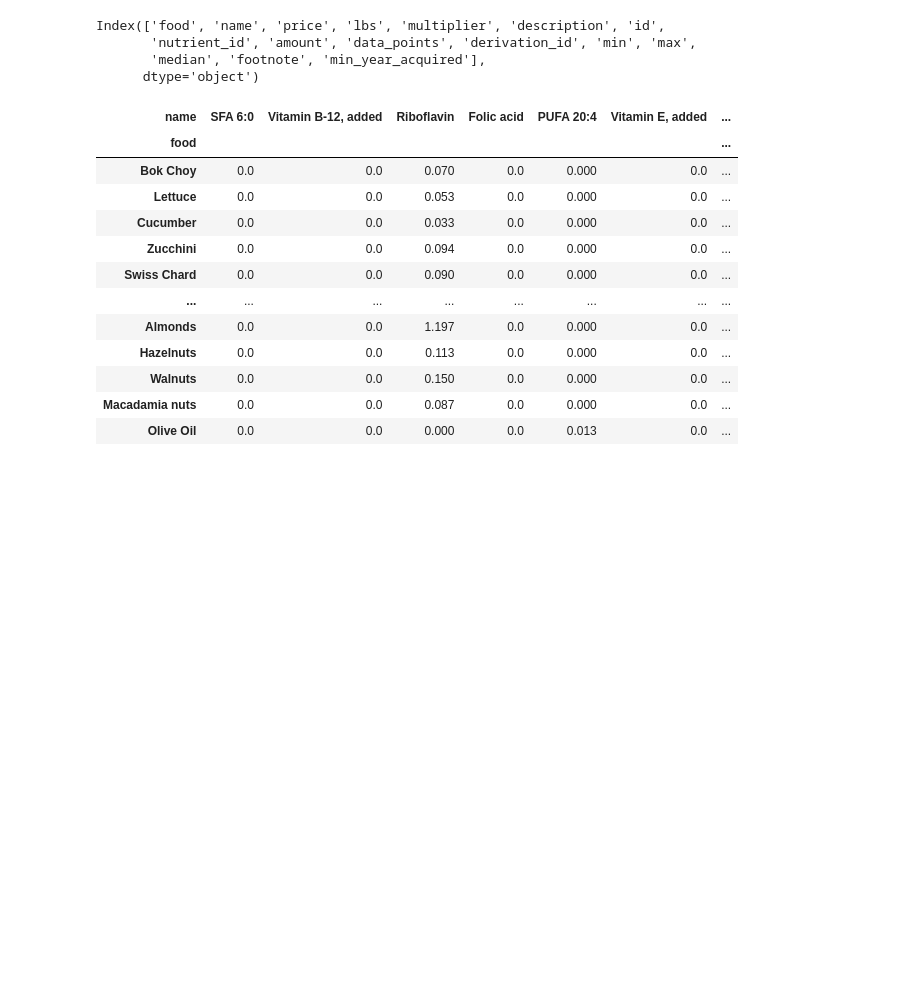
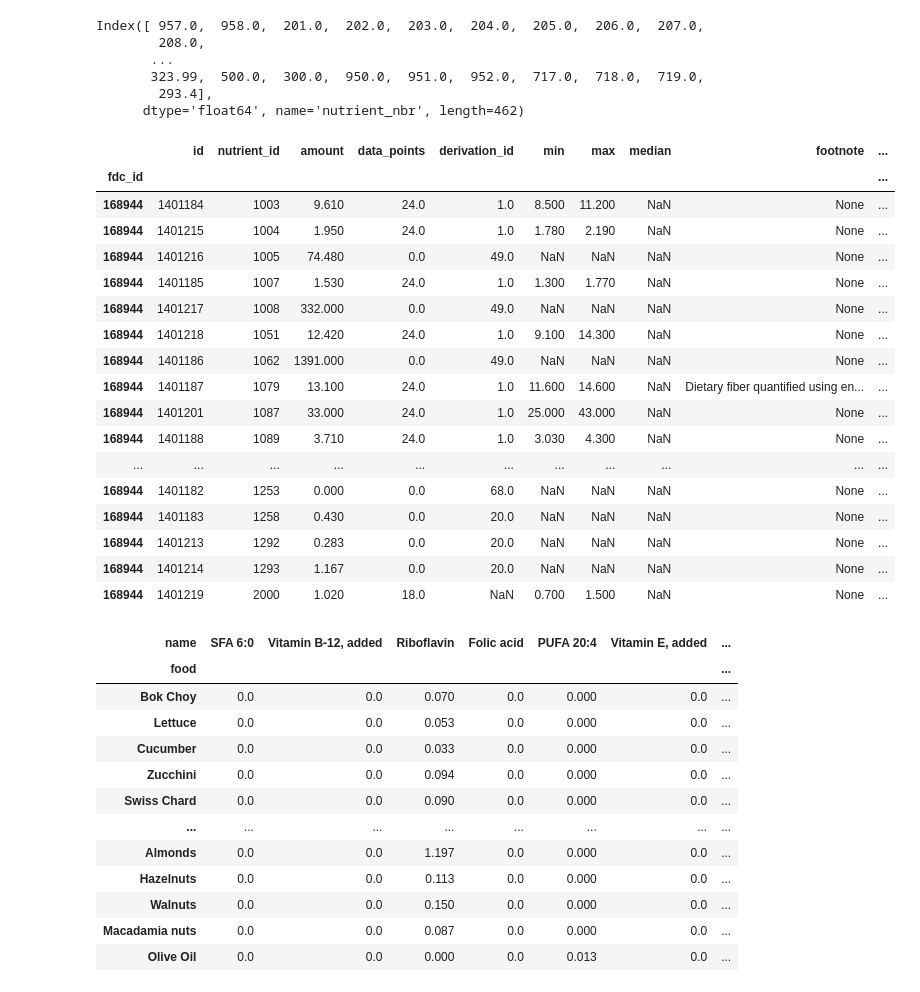
Before and after one commit to evanglas/food-analysis, a Jupyter notebook: f2.ipynb, the cells around one changed output. Saved outputs shown, nothing was run; the diff lists cells and outputs as text; code cells hidden in the pictures; blank space fills up the shorter version.

Commit message:
Corrected optimization, added legacy foods

```diff
--- a/f2.ipynb
+++ b/f2.ipynb
@@ -34,16 +159,39 @@ codes = pd.concat([codes_legacy, codes_fndds]).set_index('fdc_id')
 # %%
 food_nutrient = pd.concat([food_nutrient_fndds, food_nutrient_legacy])
 core_nutrients = codes.join(food_nutrient, how='left')
-# %%
-core_nutrients.columns
-# %% [output]
-Index(['food', 'name', 'price', 'lbs', 'multiplier', 'description', 'id',
-       'nutrient_id', 'amount', 'data_points', 'derivation_id', 'min', 'max',
-       'median', 'footnote', 'min_year_acquired'],
-      dtype='object')
 # %%
 core_nutrients['nutrient_id'] = core_nutrients.nutrient_id.astype(float)
 core_nutrients = core_nutrients.drop(columns='name')
+# %%
+nutrient_fndds.index
+# %% [output]
+Index([ 957.0,  958.0,  201.0,  202.0,  203.0,  204.0,  205.0,  206.0,  207.0,
+        208.0,
+       ...
+       323.99,  500.0,  300.0,  950.0,  951.0,  952.0,  717.0,  718.0,  719.0,
+        293.4],
+      dtype='float64', name='nutrient_nbr', length=462)
+# %%
+food_nutrient.loc[168944].sort_values(by='nutrient_id')
+# %% [output]
+|  | id | nutrient_id | amount | data_points | derivation_id | min | max | median | footnote | ... |
+| fdc_id |  |  |  |  |  |  |  |  |  | ... |
+| 168944 | 1401184 | 1003 | 9.610 | 24.0 | 1.0 | 8.500 | 11.200 | NaN | None | ... |
+| 168944 | 1401215 | 1004 | 1.950 | 24.0 | 1.0 | 1.780 | 2.190 | NaN | None | ... |
+| 168944 | 1401216 | 1005 | 74.480 | 0.0 | 49.0 | NaN | NaN | NaN | None | ... |
+| 168944 | 1401185 | 1007 | 1.530 | 24.0 | 1.0 | 1.300 | 1.770 | NaN | None | ... |
+| 168944 | 1401217 | 1008 | 332.000 | 0.0 | 49.0 | NaN | NaN | NaN | None | ... |
+| 168944 | 1401218 | 1051 | 12.420 | 24.0 | 1.0 | 9.100 | 14.300 | NaN | None | ... |
+| 168944 | 1401186 | 1062 | 1391.000 | 0.0 | 49.0 | NaN | NaN | NaN | None | ... |
+| 168944 | 1401187 | 1079 | 13.100 | 24.0 | 1.0 | 11.600 | 14.600 | NaN | Dietary fiber quantified using en... | ... |
+| 168944 | 1401201 | 1087 | 33.000 | 24.0 | 1.0 | 25.000 | 43.000 | NaN | None | ... |
+| 168944 | 1401188 | 1089 | 3.710 | 24.0 | 1.0 | 3.030 | 4.300 | NaN | None | ... |
+| ... | ... | ... | ... | ... | ... | ... | ... | ... | ... | ... |
+| 168944 | 1401182 | 1253 | 0.000 | 0.0 | 68.0 | NaN | NaN | NaN | None | ... |
+| 168944 | 1401183 | 1258 | 0.430 | 0.0 | 20.0 | NaN | NaN | NaN | None | ... |
+| 168944 | 1401213 | 1292 | 0.283 | 0.0 | 20.0 | NaN | NaN | NaN | None | ... |
+| 168944 | 1401214 | 1293 | 1.167 | 0.0 | 20.0 | NaN | NaN | NaN | None | ... |
+| 168944 | 1401219 | 2000 | 1.020 | 18.0 | NaN | 0.700 | 1.500 | NaN | None | ... |
 # %%
 cnap = core_nutrients.merge(nutrient_fndds.reset_index(), left_on='nutrient_id', right_on='nutrient_nbr', how='inner')
 cna = cnap.pivot(index='food', columns=['name','nutrient_nbr'], values='amount')
```
Also changed, not shown: parts of 16 cells of this notebook, 9 other files.
